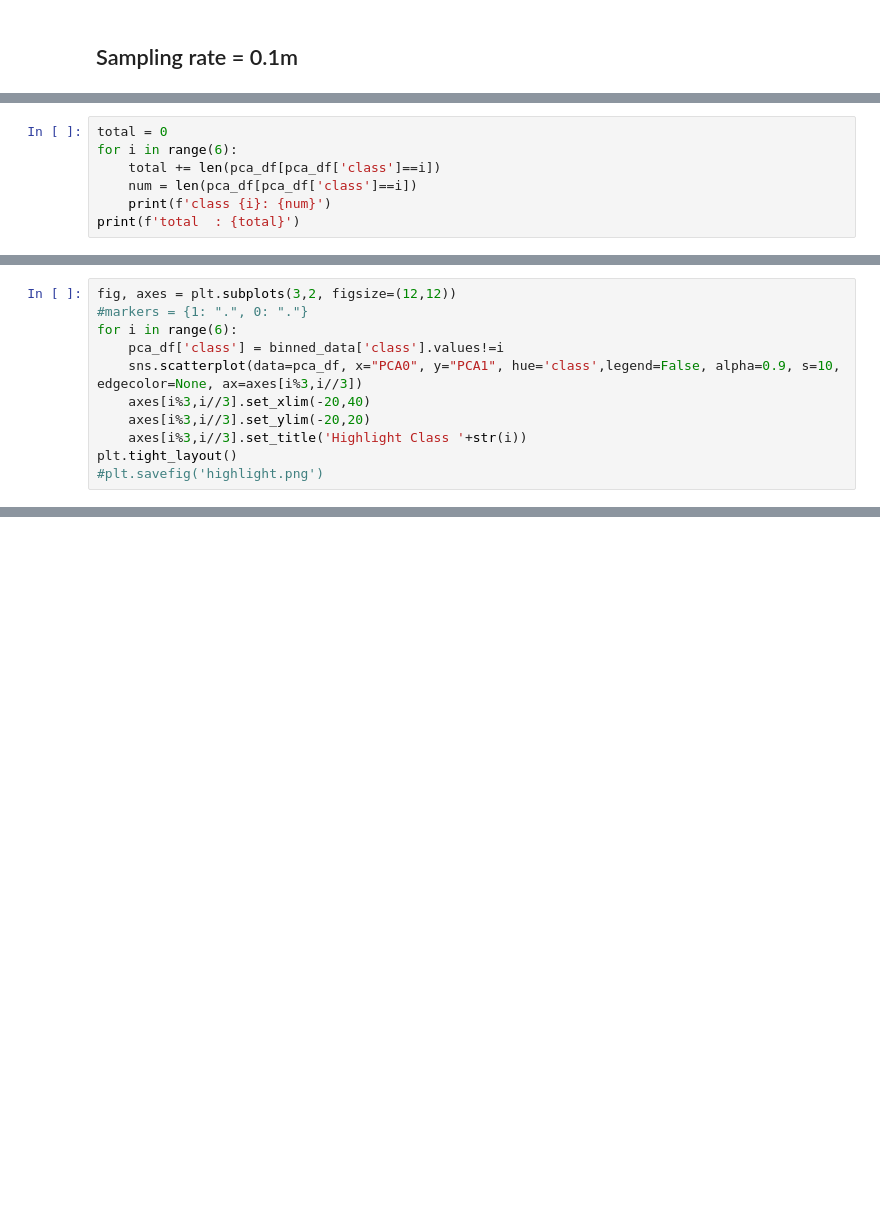
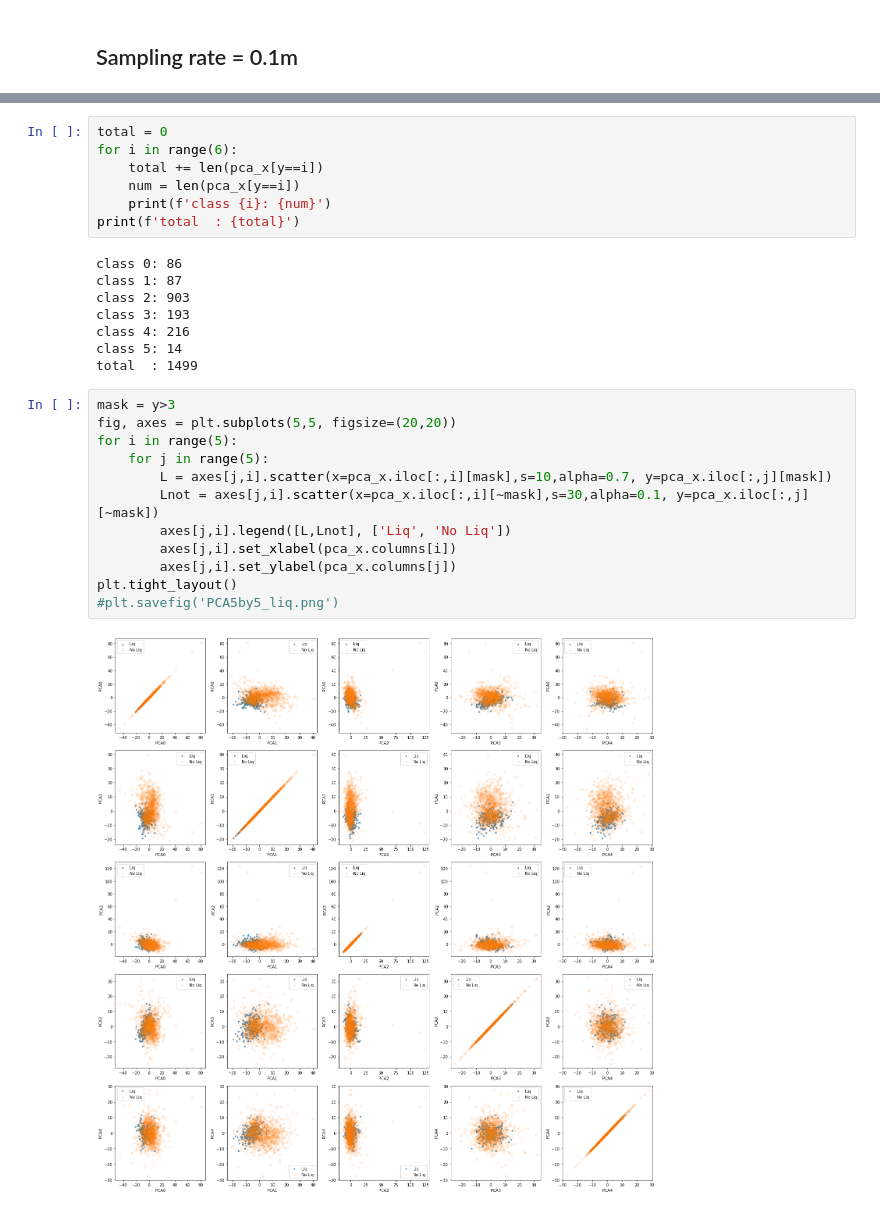
Before and after one commit to chhsiao93/research, a Jupyter notebook: CPT/CPT_profile.ipynb, the cells around one changed output, grey strips where cells are left out. Drawn from its saved outputs; the diff is of its cells as text; blank space fills up the shorter version.

```diff
--- a/CPT/CPT_profile.ipynb
+++ b/CPT/CPT_profile.ipynb
@@ -365,7 +390,0 @@ pca_df.head()
-# %%
-total = 0
-for i in range(6):
-    total += len(pca_df[pca_df['class']==i])
-    num = len(pca_df[pca_df['class']==i])
-    print(f'class {i}: {num}')
-print(f'total  : {total}')
@@ -388,11 +390,0 @@ plt.savefig('PCA4.png')
-# %%
-fig, axes = plt.subplots(3,2, figsize=(12,12))
-#markers = {1: ".", 0: "."}
-for i in range(6):
-    pca_df['class'] = binned_data['class'].values!=i
-    sns.scatterplot(data=pca_df, x="PCA0", y="PCA1", hue='class',legend=False, alpha=0.9, s=10, edgecolor=None, ax=axes[i%3,i//3])
-    axes[i%3,i//3].set_xlim(-20,40)
-    axes[i%3,i//3].set_ylim(-20,20)
-    axes[i%3,i//3].set_title('Highlight Class '+str(i))
-plt.tight_layout()
-#plt.savefig('highlight.png')
@@ -400,0 +407,29 @@ plt.tight_layout()
+# %%
+total = 0
+for i in range(6):
+    total += len(pca_x[y==i])
+    num = len(pca_x[y==i])
+    print(f'class {i}: {num}')
+print(f'total  : {total}')
+# %% [output]
+class 0: 86
+class 1: 87
+class 2: 903
+class 3: 193
+class 4: 216
+class 5: 14
+total  : 1499
+# %%
+mask = y>3
+fig, axes = plt.subplots(5,5, figsize=(20,20))
+for i in range(5):
+    for j in range(5):
+        L = axes[j,i].scatter(x=pca_x.iloc[:,i][mask],s=10,alpha=0.7, y=pca_x.iloc[:,j][mask])
+        Lnot = axes[j,i].scatter(x=pca_x.iloc[:,i][~mask],s=30,alpha=0.1, y=pca_x.iloc[:,j][~mask])
+        axes[j,i].legend([L,Lnot], ['Liq', 'No Liq'])
+        axes[j,i].set_xlabel(pca_x.columns[i])
+        axes[j,i].set_ylabel(pca_x.columns[j])
+plt.tight_layout()
+#plt.savefig('PCA5by5_liq.png')
+# %% [output]
+[figure, added]
```
Also changed, not shown: parts of 44 cells of this notebook.
